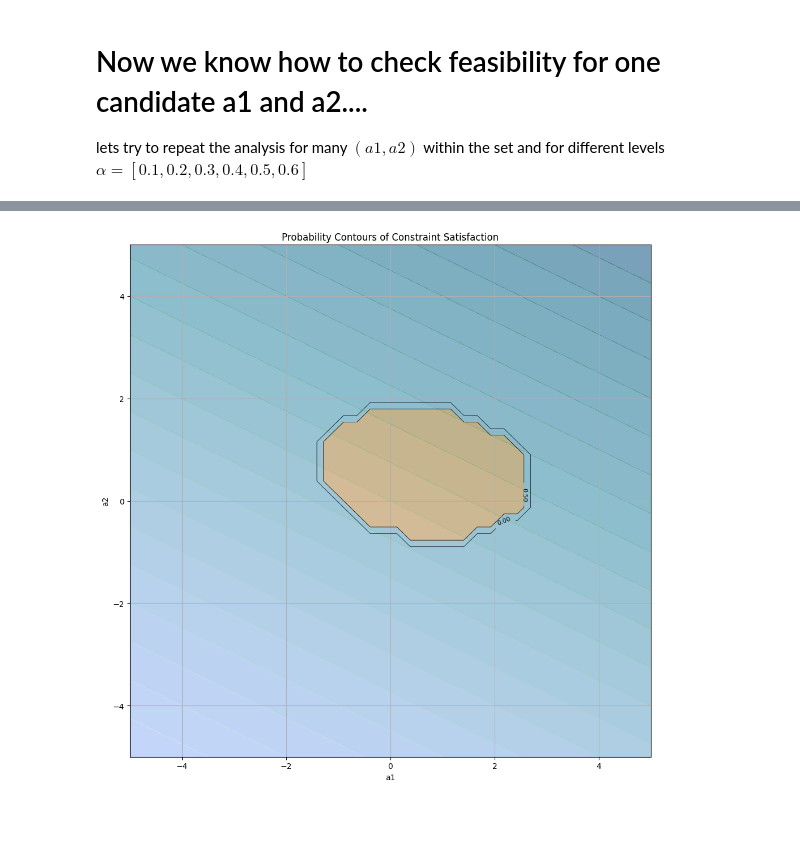
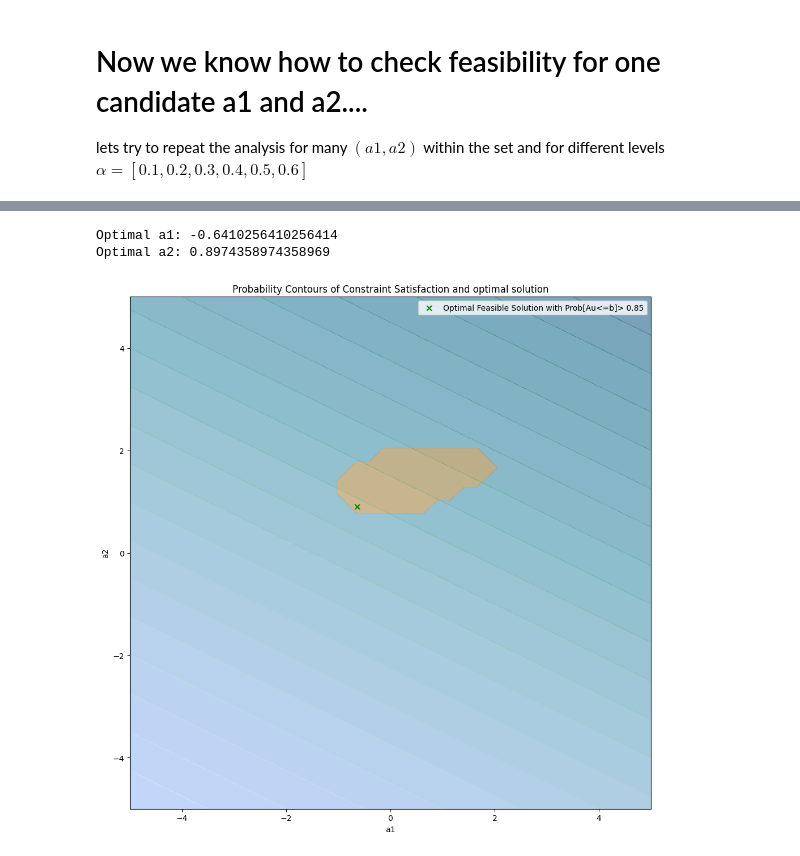
Before and after one commit to supsi-dacd-isaac/TeachDecisionMakingUncertainty, a Jupyter notebook: L04/CCP_feasibility_sets.ipynb, the cells around one changed output, grey strips where cells are left out. Drawn from its saved outputs; the diff is of its cells as text; code cells hidden in the pictures; blank space fills up the shorter version.

```diff
--- a/L04/CCP_feasibility_sets.ipynb
+++ b/L04/CCP_feasibility_sets.ipynb
@@ -314,13 +356,12 @@ a1_vals = np.linspace(-5, 5, 40)
 a2_vals = np.linspace(-5, 5, 40)
 A1, A2 = np.meshgrid(a1_vals, a2_vals)
 
-
-# Define constraint probabilities
-alpha_levels = [0.05, 0.1,  0.3, 0.5]
+# Define the required probability level
+alpha_levels = [0.05, 0.1,  0.3]
 # Compute feasibility for each alpha level
 fig, axes = plt.subplots(2, len(alpha_levels), figsize=(15, 5))
 for i, alpha in enumerate(alpha_levels):
-    feasibility_g1 = np.zeros_like(A1)
+    feasibility_g1 = np.zeros_like(A1) # prepare to save results in an matrix (array with all zeros, same size as A1)
     probability_g1 = np.zeros_like(A1)
     feasibility_g2 = np.zeros_like(A1)
     probability_g2 = np.zeros_like(A1)
@@ -329,13 +370,13 @@ for i, alpha in enumerate(alpha_levels):
     for x in range(A1.shape[0]):
         for y in range(A1.shape[1]):
             _, prob_g1, prob_g2 = compute_probability_magingal_and_jointly(A1[x, y], A2[x, y],b=b_selected)  # HERE WE ARE ONLY SAVING THE MARGINAL PROBABILITY
-            feasibility_g1[x, y] = prob_g1 >= 1 - alpha  # Compute if it feasibility or not (an indicator function)
-            feasibility_g2[x, y] = prob_g2 >= 1 - alpha
+            feasibility_g1[x, y] = prob_g1 >= one_minus_alpha  # Compute if it feasibility or not (an indicator function)
+            feasibility_g2[x, y] = prob_g2 >= one_minus_alpha
 
             probability_g1[x, y] = prob_g1  # save probabilities
             probability_g2[x, y] = prob_g2
 
-            objective_function_values[x, y] = objective_function(A1[x, y], A2[x, y])
+            objective_function_values[x, y] = objective_function(A1[x, y], A2[x, y]) # save objective function
 
 
     # Plot feasibility region
@@ -390,7 +431,7 @@ for i, alpha in enumerate(alpha_levels):
     for x in range(A1.shape[0]):
         for y in range(A1.shape[1]):
             prob, _, _ = compute_probability_magingal_and_jointly(A1[x, y], A2[x, y], b=b_selected)  # HERE WE ARE ONLY SAVING THE JOINT PROBABILITY
-            feasibility[x, y] = prob >= 1 - alpha  # save feasibility
+            feasibility[x, y] = prob >= one_minus_alpha  # save feasibility
             probability[x, y] = prob  # save probabilities
 
     # Plot feasibility region
@@ -436,20 +477,50 @@ plt.show()
 # %%
- #@title Visualize probability
+#@title Visualize best solution that complies with the joint CC
 plt.figure(figsize=(10, 10))
+
+one_mius_alpha = 0.85 # at least one_mius_alpha% chance of sattifying our chance constraint
+feasible_mask = probability>one_mius_alpha # boolean mask on acceptable and unacceptable solutions
+
 # Define contour levels
-one_mius_alpha =0.4
-contour_filled = plt.contourf(A1, A2, probability>one_mius_alpha, levels=1, cmap='coolwarm', alpha=0.7)# Plot contour fill
-contour_lines = plt.contour(A1, A2, probability>one_mius_alpha, levels=1, colors='k', linewidths=0.5)# Add contour lines
-plt.clabel(contour_lines, inline=True, fontsize=8, fmt="%.2f")# Label contour lines
+contour_filled = plt.contourf(A1, A2, feasible_mask, levels=1, cmap='coolwarm', alpha=0.7)  # Plot feasible region
 
+plt.clabel(contour_lines, inline=True, fontsize=8, fmt="%.2f")  # Label contour lines
 # Add colorbar
-plt.contourf(A1, A2, objective_function_values, levels=20, cmap='Greens', alpha=0.3)# Plot contour fill
+plt.contourf(A1, A2, objective_function_values, levels=20, cmap='Greens', alpha=0.3)  # Plot contour fill
+
+feasible_objectives = objective_function_values[feasible_mask] #this was obtained for all values of a1 and a2 in a gird of points.
+
+if feasible_objectives.size > 0:
+    min_idx_in_feasible = np.argmin(feasible_objectives)
+
+    # Step 4: Get corresponding indices in original grid
+    feasible_indices = np.where(feasible_mask)
+    optimal_row = feasible_indices[0][min_idx_in_feasible]
+    optimal_col = feasible_indices[1][min_idx_in_feasible]
+
+    # Step 5: Get the optimal a1 and a2 values
+    optimal_a1 = A1[optimal_row, optimal_col]
+    optimal_a2 = A2[optimal_row, optimal_col]
+
+    print("Optimal a1:", optimal_a1)
+    print("Optimal a2:", optimal_a2)
+
+
+    plt.scatter(optimal_a1, optimal_a2, 40, color='green', marker='x', label=f'Optimal Feasible Solution with Prob[Au<=b]> {one_mius_alpha}')
+
+
+else:
+    print("No feasible points satisfy the probability constraint.")
+
+
 # Labels and grid
 plt.xlabel('a1')
 plt.ylabel('a2')
-plt.title('Probability Contours of Constraint Satisfaction')
-plt.grid(True)
+plt.title('Probability Contours of Constraint Satisfaction and optimal solution')
+plt.legend()
 plt.tight_layout()
 plt.show()
 # %% [output]
+Optimal a1: -0.6410256410256414
+Optimal a2: 0.8974358974358969
-[figure, old version]
+[figure, new version]
```
Also changed, not shown: parts of 12 cells of this notebook.
